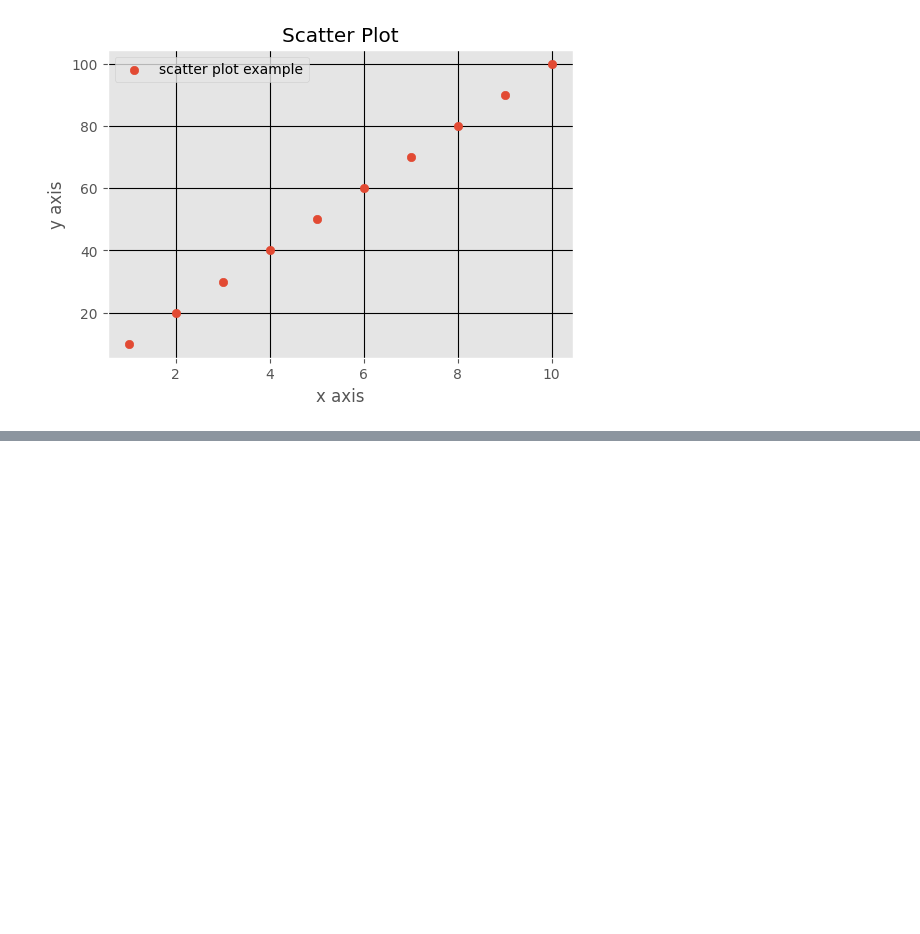
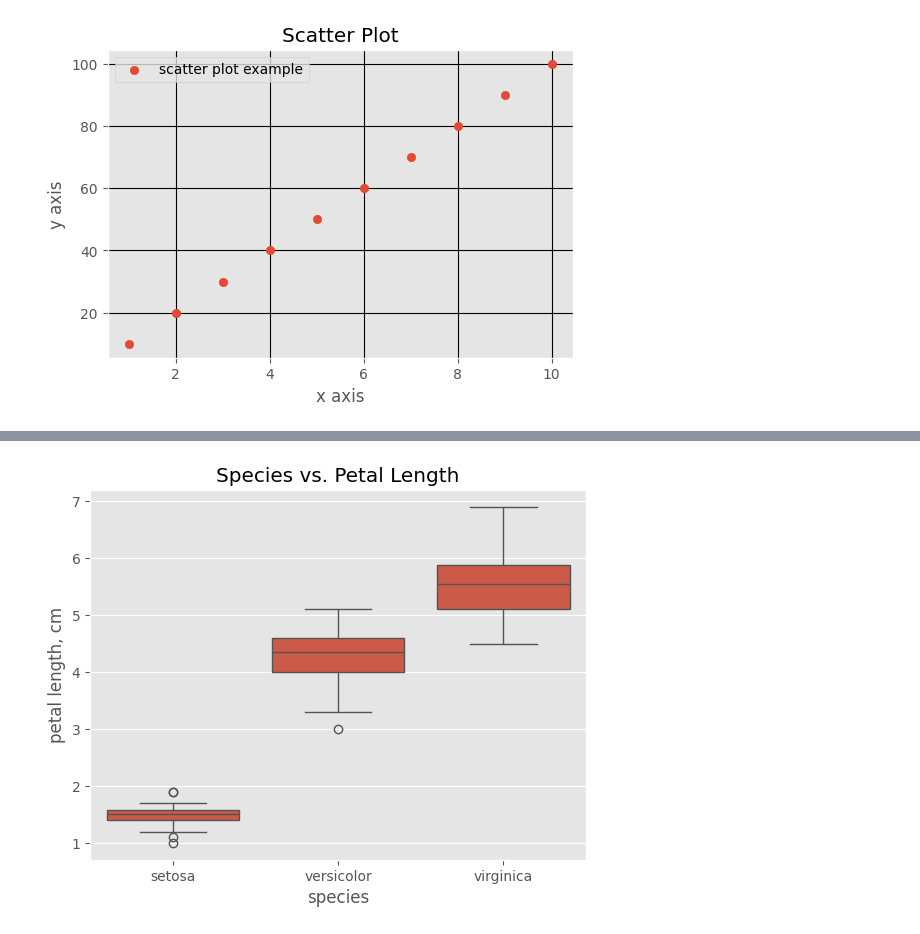
Before and after one commit to vegedy/DataScience, a Jupyter notebook: python/11-visualizing.ipynb, the cells around one changed output, grey strips where cells are left out. Cells and saved outputs as stored; diff of their text form; code cells hidden in the pictures; blank space fills up the shorter version.

```diff
--- a/python/11-visualizing.ipynb
+++ b/python/11-visualizing.ipynb
@@ -132,0 +203,13 @@ plt.show()
+# %%
+# einen Box-Plot erzeugen
+sns.boxplot(x="species", y="petal_length", data=iris_data)
+
+# Achsen beschriften
+plt.ylabel("petal length, cm")
+plt.xlabel("species")
+# Titel hinzufügen
+plt.title("Species vs. Petal Length")
+# den erzeugten Plot anzeigen
+plt.show()
+# %% [output]
+[figure, added]
```
Also changed, not shown: parts of 6 cells of this notebook.
